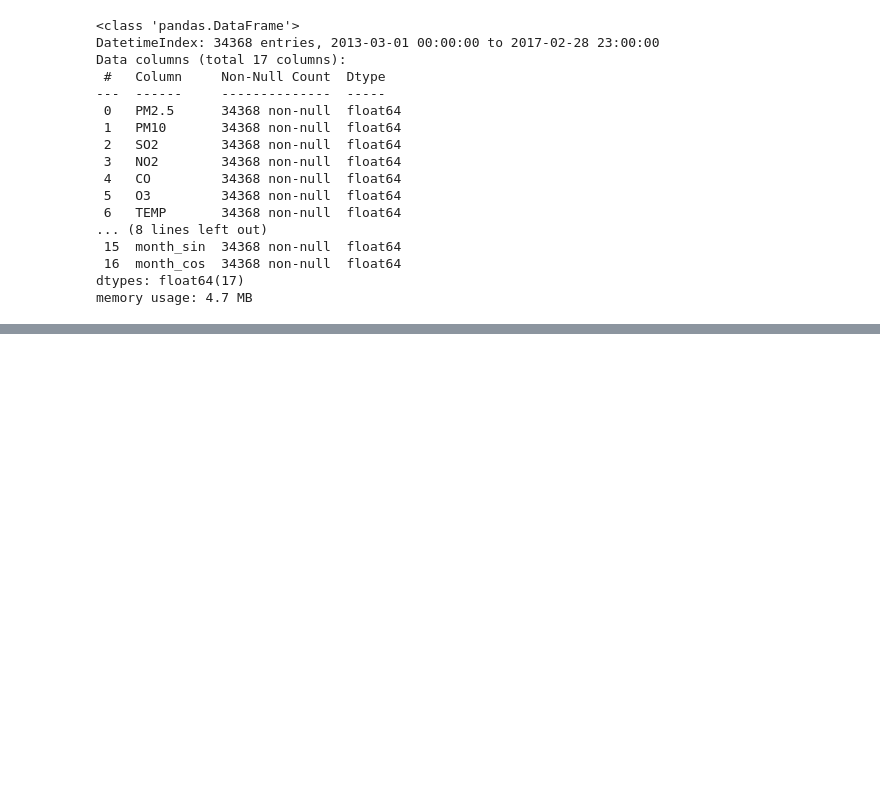
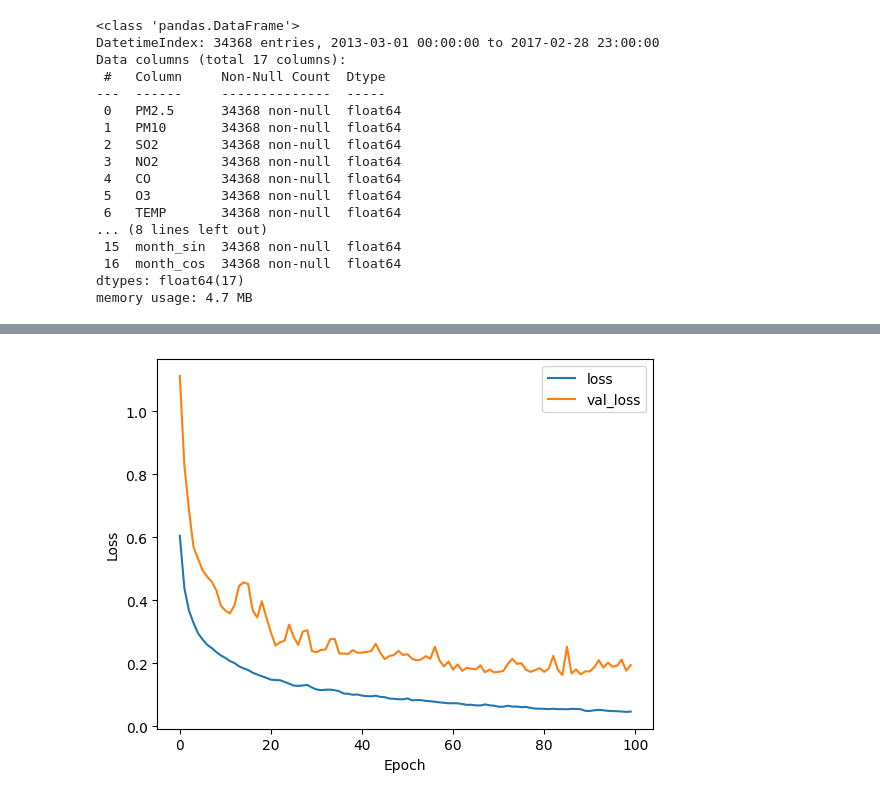
Before and after one commit to jancewicz/PJATK---Artificial-Intelligence-Postgraduate-Studies-, a Jupyter notebook: keras/pawel_jancewicz_pr8_2026/air_polution/air_polution.ipynb, the cells around one changed output, grey strips where cells are left out. Drawn from its saved outputs; the diff is of its cells as text; code cells hidden in the pictures; blank space fills up the shorter version.

Commit message:
start training the model - tuning hps and architecture of nn

```diff
--- a/keras/pawel_jancewicz_pr8_2026/air_polution/air_polution.ipynb
+++ b/keras/pawel_jancewicz_pr8_2026/air_polution/air_polution.ipynb
@@ -257,0 +273,17 @@ target_scaler = StandardScaler()
+# %%
+# Zadanie 5
+
+model = keras.models.Sequential([
+    keras.layers.Input(shape=(sequence_length, n_features)),
+    keras.layers.LSTM(128,return_sequences=True),
+    keras.layers.Dropout(rate=0.2),
+    keras.layers.LSTM(32, return_sequences=True),
+    keras.layers.Dropout(rate=0.2),
+    keras.layers.LSTM(8, return_sequences=False),
+    keras.layers.Dense(1, activation="linear"),
+])
+
+opt = keras.optimizers.Adam(learning_rate=1e-4)
+
+model.compile(optimizer=opt, loss='mse', metrics=['r2_score'])
+model.summary()
@@ -257,0 +310,13 @@ target_scaler = StandardScaler()
+# %%
+# Zadanie 6
+
+n_epochs = 100
+
+fit = model.fit(
+    gen_train,
+    validation_data=gen_test,
+    epochs=n_epochs,
+    callbacks=[
+        keras.callbacks.EarlyStopping(monitor='val_loss', patience=20, restore_best_weights=True)
+        ]
+    )
@@ -257,0 +327,9 @@ target_scaler = StandardScaler()
+# %%
+plt.plot(fit.history['loss'], label='loss')
+plt.plot(fit.history['val_loss'], label='val_loss')
+plt.xlabel("Epoch")
+plt.ylabel('Loss')
+plt.legend()
+plt.show()
+# %% [output]
+[figure, added]
```
Also changed, not shown: parts of 5 cells of this notebook, 4 other files.
